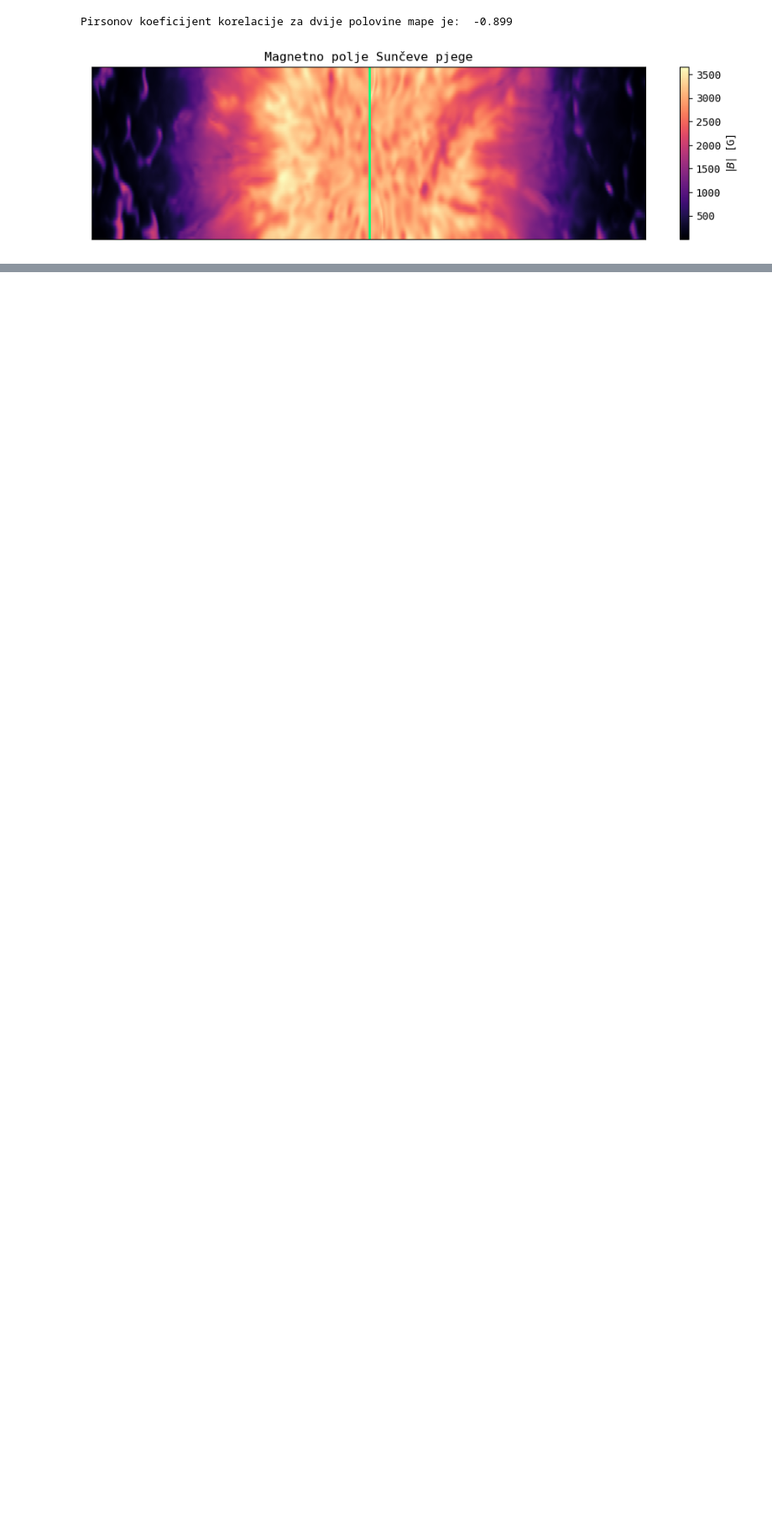
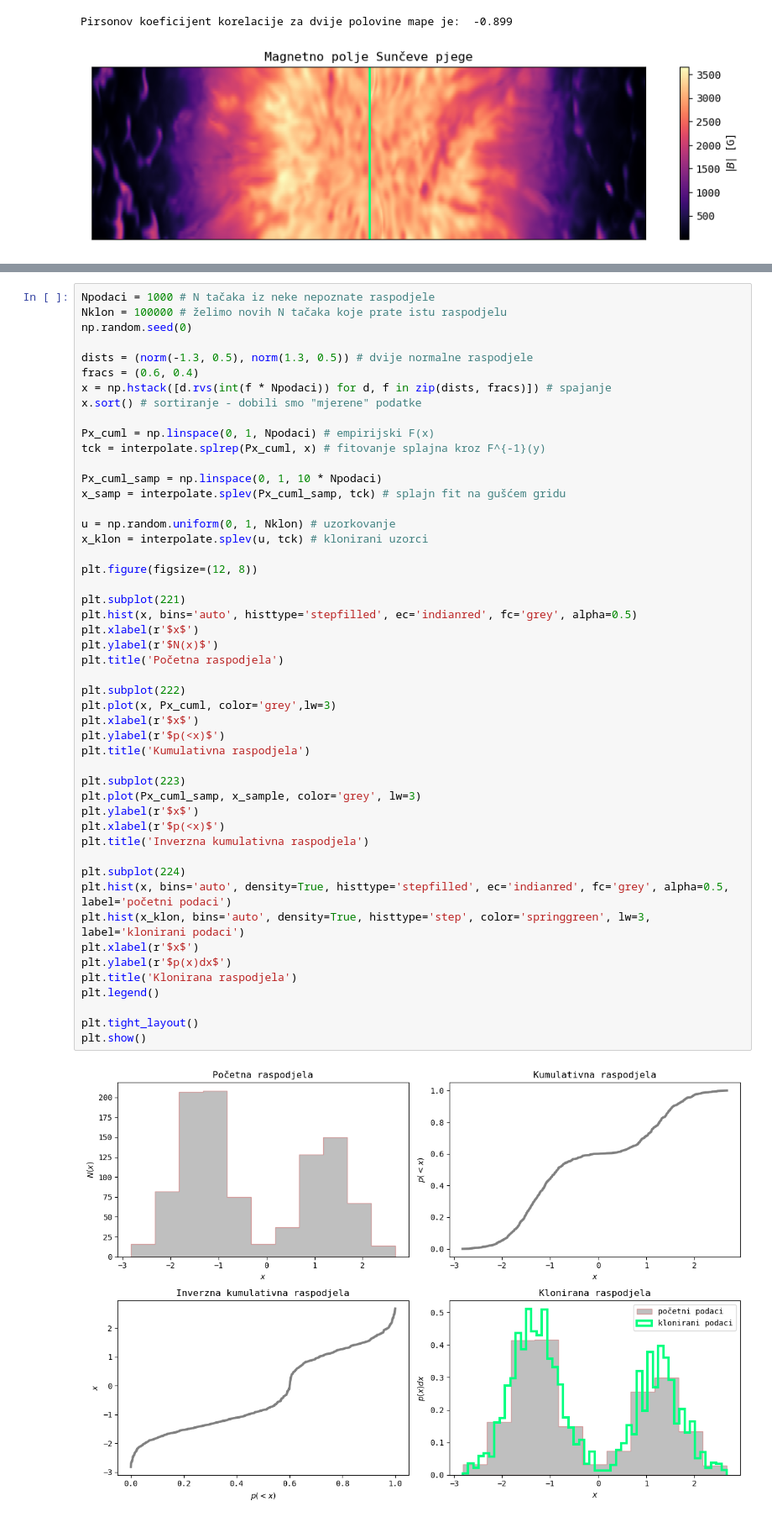
Before and after one commit to zorzeus/astrostatistika, a Jupyter notebook: as_04.ipynb, the cells around one changed output, grey strips where cells are left out. Shown at 84% size. Cells and saved outputs as stored; diff of their text form; blank space fills up the shorter version.

```diff
--- a/as_04.ipynb
+++ b/as_04.ipynb
@@ -523,0 +578,51 @@ Pirsonov koeficijent korelacije za dvije polovine mape je:  -0.899
+# %%
+Npodaci = 1000 # N tačaka iz neke nepoznate raspodjele
+Nklon = 100000 # želimo novih N tačaka koje prate istu raspodjelu
+np.random.seed(0)
+
+dists = (norm(-1.3, 0.5), norm(1.3, 0.5)) # dvije normalne raspodjele
+fracs = (0.6, 0.4)
+x = np.hstack([d.rvs(int(f * Npodaci)) for d, f in zip(dists, fracs)]) # spajanje
+x.sort() # sortiranje - dobili smo "mjerene" podatke
+
+Px_cuml = np.linspace(0, 1, Npodaci) # empirijski F(x)
+tck = interpolate.splrep(Px_cuml, x) # fitovanje splajna kroz F^{-1}(y)
+
+Px_cuml_samp = np.linspace(0, 1, 10 * Npodaci)
+x_samp = interpolate.splev(Px_cuml_samp, tck) # splajn fit na gušćem gridu
+
+u = np.random.uniform(0, 1, Nklon) # uzorkovanje
+x_klon = interpolate.splev(u, tck) # klonirani uzorci
+
+plt.figure(figsize=(12, 8))
+
+plt.subplot(221)
+plt.hist(x, bins='auto', histtype='stepfilled', ec='indianred', fc='grey', alpha=0.5)
+plt.xlabel(r'$x$')
+plt.ylabel(r'$N(x)$')
+plt.title('Početna raspodjela')
+
+plt.subplot(222)
+plt.plot(x, Px_cuml, color='grey',lw=3)
+plt.xlabel(r'$x$')
+plt.ylabel(r'$p(<x)$')
+plt.title('Kumulativna raspodjela')
+
+plt.subplot(223)
+plt.plot(Px_cuml_samp, x_sample, color='grey', lw=3)
+plt.ylabel(r'$x$')
+plt.xlabel(r'$p(<x)$')
+plt.title('Inverzna kumulativna raspodjela')
+
+plt.subplot(224)
+plt.hist(x, bins='auto', density=True, histtype='stepfilled', ec='indianred', fc='grey', alpha=0.5, label='početni podaci')
+plt.hist(x_klon, bins='auto', density=True, histtype='step', color='springgreen', lw=3, label='klonirani podaci')
+plt.xlabel(r'$x$')
+plt.ylabel(r'$p(x)dx$')
+plt.title('Klonirana raspodjela')
+plt.legend()
+
+plt.tight_layout()
+plt.show()
+# %% [output]
+[figure, added]
```
Also changed, not shown: parts of 5 cells of this notebook, 3 other files.
